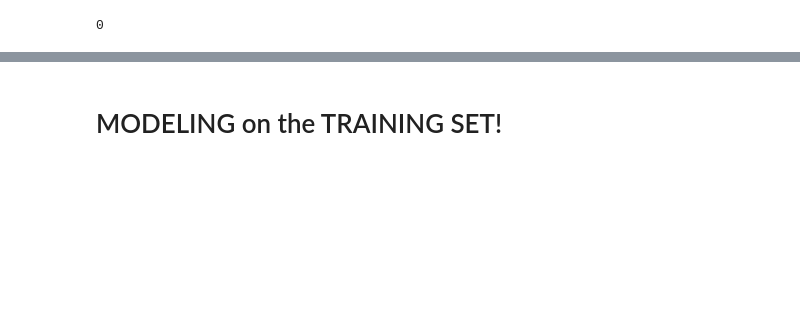
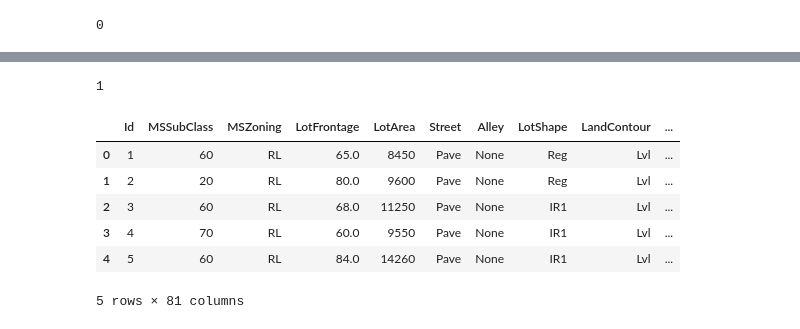
Before and after one commit to reflexiveprophecy/Kaggle_Predict_Ames_Iowa_Housing_Prices, a Jupyter notebook: ML_Project_KM.ipynb, the cells around one changed output, grey strips where cells are left out. Saved outputs shown, nothing was run; the diff lists cells and outputs as text; code cells hidden in the pictures; blank space fills up the shorter version.

```diff
--- a/ML_Project_KM.ipynb
+++ b/ML_Project_KM.ipynb
@@ -421,6 +331,47 @@ array([], dtype=object)
-# %%
-# Split house_full back to house_train and house_test
-house_train = house_full.iloc[0:1460,:]
-house_test = house_full.iloc[1460:,:]
-# %% [markdown]
-# MODELING on the TRAINING SET!
+# %%
+
+# Impute 'None' for categorical feautures in testing
+for feature in factorLevel.keys():
+    if feature in house_test.columns.values:
+        if house_test.loc[:,feature].isnull().any() == True:
+            house_test.loc[house_test[feature].isnull(),feature] = 'None'
+# %%
+# Impute the mean for numerical features in training
+for feature in house_test.columns.values:
+    if house_test.loc[:,feature].dtype.name == 'float64' or house_test.loc[:,feature].dtype.name == 'int64':
+        if house_test.loc[:,feature].isnull().any() == True:
+            house_test.loc[house_test[feature].isnull(),feature] = house_test.loc[:,feature].median()
+# %%
+# Check for  null values in training data
+house_test.isnull().any().sum() # Only SalePrice is still Null
+# %% [output]
+1
+# %%
+# convert current numerical variables to object so it can be converted to category
+house_train.MSSubClass =  house_train.MSSubClass.astype('str')
+house_train.OverallQual = house_train.OverallQual.astype('str')
+house_train.OverallCond = house_train.OverallCond.astype('str')
+
+# Doing the same for the test set
+house_test.MSSubClass =  house_test.MSSubClass.astype('str')
+house_test.OverallQual = house_test.OverallQual.astype('str')
+house_test.OverallCond = house_test.OverallCond.astype('str')
+
+
+# Converting Column data types in data sets into category and setting levels from the factorlevel dictionary
+for varname in factorLevel.keys():
+    if varname in house_train.columns.values:
+        house_train.loc[:,varname] = house_train.loc[:,varname].astype('category')
+    if varname in house_test.columns.values:
+        house_test.loc[:,varname] = house_test.loc[:,varname].astype('category')
+# %%
+house_train.dtypes.head()
+house_train.head()
+# %% [output]
+|  | Id | MSSubClass | MSZoning | LotFrontage | LotArea | Street | Alley | LotShape | LandContour | ... |
+| 0 | 1 | 60 | RL | 65.0 | 8450 | Pave | None | Reg | Lvl | ... |
+| 1 | 2 | 20 | RL | 80.0 | 9600 | Pave | None | Reg | Lvl | ... |
+| 2 | 3 | 60 | RL | 68.0 | 11250 | Pave | None | IR1 | Lvl | ... |
+| 3 | 4 | 70 | RL | 60.0 | 9550 | Pave | None | IR1 | Lvl | ... |
+| 4 | 5 | 60 | RL | 84.0 | 14260 | Pave | None | IR1 | Lvl | ... |
+5 rows × 81 columns
```
Also changed, not shown: parts of 33 cells of this notebook.
